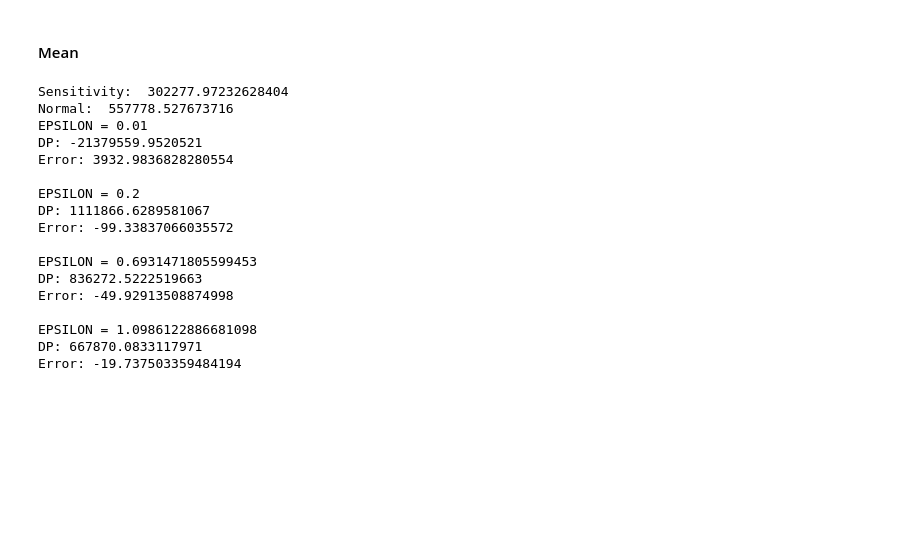
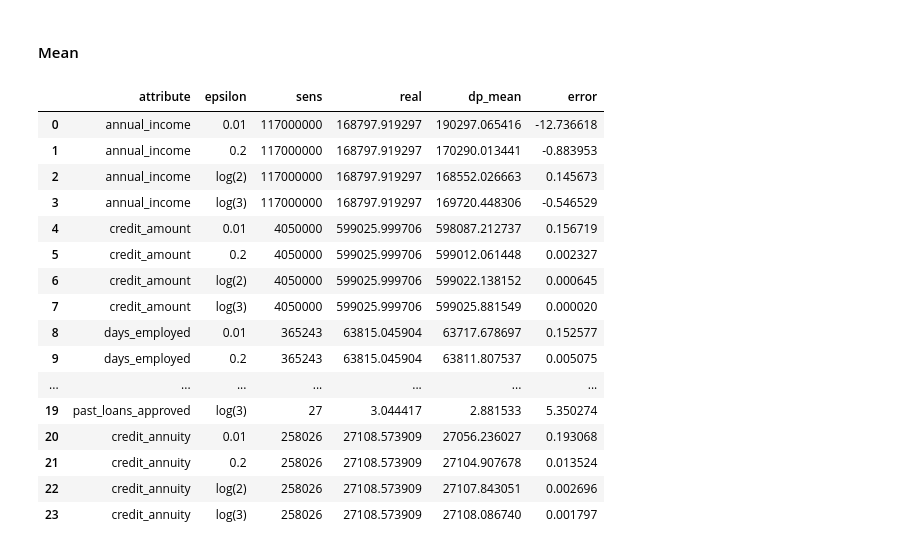
Before and after one commit to bluuuk/security-privacy, a Jupyter notebook: assignment2/code.ipynb, the cells around one changed output. Drawn from its saved outputs; the diff is of its cells as text; code cells hidden in the pictures; blank space fills up the shorter version.

```diff
--- a/assignment2/code.ipynb
+++ b/assignment2/code.ipynb
@@ -195,31 +214,43 @@ Error: -40.42372927409087
 # %% [markdown]
 #### Mean
-# %%
-col_mean = 'credit_amount'
-
-mean_value,sens = sensitivity_mean(df_raw_clean,query,col_mean)
-
-print('Sensitivity: ',sens)
-print('Normal: ',mean_value)
-
-for eps in epsilons:
-    dp_mean = add_laplace_noise(mean_value,sens,eps)
-    print(f'EPSILON = {eps}\nDP: {dp_mean}\nError: {percentage_error(mean_value,dp_mean)}\n')
-# %% [output]
-Sensitivity:  302277.97232628404
-Normal:  557778.527673716
-EPSILON = 0.01
-DP: -21379559.9520521
-Error: 3932.9836828280554
-
-EPSILON = 0.2
-DP: 1111866.6289581067
-Error: -99.33837066035572
-
-EPSILON = 0.6931471805599453
-DP: 836272.5222519663
-Error: -49.92913508874998
-
-EPSILON = 1.0986122886681098
-DP: 667870.0833117971
-Error: -19.737503359484194
+# %%
+def dp_mean_data(df,cols):
+    df_columns = ['attribute','epsilon','sens','real','dp_mean','error']
+    ind = 0
+    df_mean = pd.DataFrame(columns = df_columns)
+
+    for col in cols:
+
+        df_col = df_raw_clean[col]
+        mean_value = df_col.mean()
+        sum_value = df_col.sum()
+        sens = round(df_col.max())
+
+        for i in range(len(epsilons)):
+
+            dp_mean = add_laplace_noise(sum_value,sens,epsilons[i]) / add_laplace_noise(df_raw_clean.shape[0],1,epsilons[i])
+            error_margin = percentage_error(mean_value,dp_mean)
+            df_mean.loc[ind] = [col,epsilon_dict.get(epsilons[i]),sens,mean_value,dp_mean,error_margin]
+            ind+= 1
+    df_mean.to_csv('dp_mean.csv',index = False)
+    return df_mean
+# %%
+dp_mean_data(df_raw_clean,cols_mean)
+# %% [output]
+|  | attribute | epsilon | sens | real | dp_mean | error |
+| 0 | annual_income | 0.01 | 117000000 | 168797.919297 | 190297.065416 | -12.736618 |
+| 1 | annual_income | 0.2 | 117000000 | 168797.919297 | 170290.013441 | -0.883953 |
+| 2 | annual_income | log(2) | 117000000 | 168797.919297 | 168552.026663 | 0.145673 |
+| 3 | annual_income | log(3) | 117000000 | 168797.919297 | 169720.448306 | -0.546529 |
+| 4 | credit_amount | 0.01 | 4050000 | 599025.999706 | 598087.212737 | 0.156719 |
+| 5 | credit_amount | 0.2 | 4050000 | 599025.999706 | 599012.061448 | 0.002327 |
+| 6 | credit_amount | log(2) | 4050000 | 599025.999706 | 599022.138152 | 0.000645 |
+| 7 | credit_amount | log(3) | 4050000 | 599025.999706 | 599025.881549 | 0.000020 |
+| 8 | days_employed | 0.01 | 365243 | 63815.045904 | 63717.678697 | 0.152577 |
+| 9 | days_employed | 0.2 | 365243 | 63815.045904 | 63811.807537 | 0.005075 |
+| ... | ... | ... | ... | ... | ... | ... |
+| 19 | past_loans_approved | log(3) | 27 | 3.044417 | 2.881533 | 5.350274 |
+| 20 | credit_annuity | 0.01 | 258026 | 27108.573909 | 27056.236027 | 0.193068 |
+| 21 | credit_annuity | 0.2 | 258026 | 27108.573909 | 27104.907678 | 0.013524 |
+| 22 | credit_annuity | log(2) | 258026 | 27108.573909 | 27107.843051 | 0.002696 |
+| 23 | credit_annuity | log(3) | 258026 | 27108.573909 | 27108.086740 | 0.001797 |
```
Also changed, not shown: parts of 14 cells of this notebook, 8 other files.
